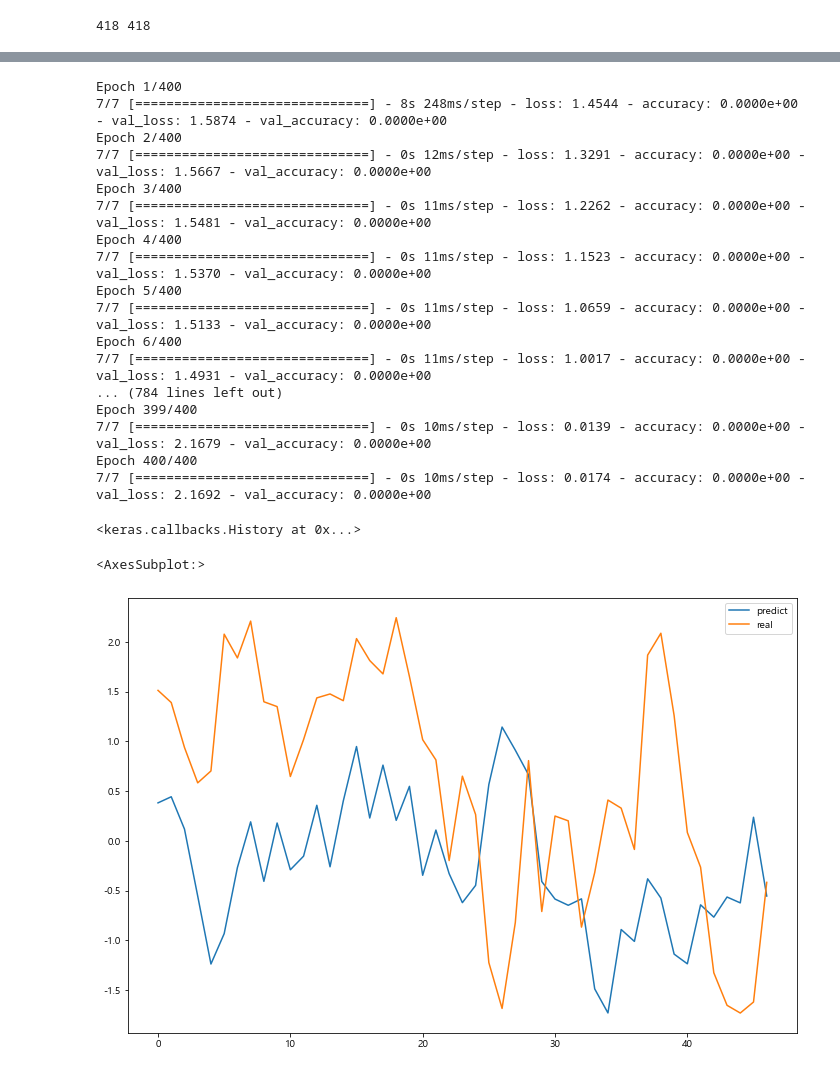
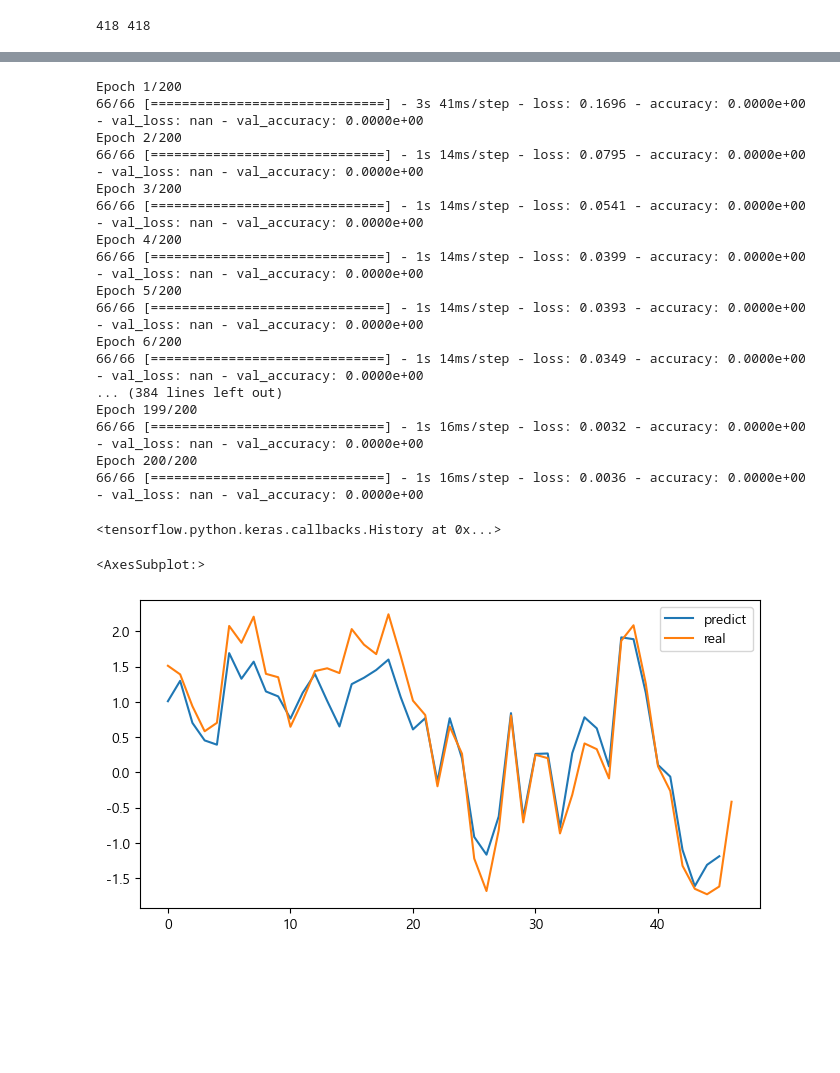
Before and after one commit to GwakJunwoo/gold_prediction, a Jupyter notebook: data_loader.ipynb, the cells around one changed output, grey strips where cells are left out. Saved outputs shown, nothing was run; the diff lists cells and outputs as text; code cells hidden in the pictures; blank space fills up the shorter version.

```diff
--- a/data_loader.ipynb
+++ b/data_loader.ipynb
@@ -213,5 +243,5 @@ _________________________________________________________________
 # %%
-def gen_train_xy(df):
+def gen_train_xy1(df):
     train_x = []
     df.fillna(1)
     for i in range(len(df.index)-21):
@@ -223,5 +253,34 @@ def gen_train_xy(df):
     train_y = np.array(df['label'][21:])
     return np.array(train_x).reshape(-1,22,1,12), train_y
 
-X, Y = gen_train_xy(train_set)
-test_x, test_y = gen_train_xy(test_set)
+X1, Y = gen_train_xy1(train_set)
+test_x1, test_y = gen_train_xy1(test_set)
+
+def gen_train_xy2(df):
+    train_x = []
+    df.fillna(1)
+    for i in range(len(df.index)-21):
+        tmp = []
+        for k in range(18):
+            tmp.append(np.array(df.iloc[i+k:i+k+5]).tolist())
+        train_x.append(tmp)
+
+    return np.array(train_x).reshape(-1,18,5,12)
+
+def gen_train_xy3(df):
+    train_x = []
+    df.fillna(1)
+    for i in range(len(df.index)-21):
+        tmp = []
+        for k in range(13):
+            tmp.append(np.array(df.iloc[i+k:i+k+10]).tolist())
+        train_x.append(tmp)
+
+    return np.array(train_x).reshape(-1,13,10,12)
+
+
+X2 = gen_train_xy2(train_set)
+X3 = gen_train_xy3(train_set)
+
+test_x2 = gen_train_xy2(test_set)
+test_x3 = gen_train_xy3(test_set)
@@ -247,24 +287,24 @@ Name: 2017-03, dtype: float64
 # %%
-model.fit(X, Y, batch_size=50, epochs=400, validation_data=[test_x, test_y])
+model.fit((X1, X2, X3), Y, batch_size=5, epochs=200, validation_data=((test_x1, test_x2, test_x3), test_y))
 # %% [output]
-Epoch 1/400
-7/7 [==============================] - 8s 248ms/step - loss: 1.4544 - accuracy: 0.0000e+00 - val_loss: 1.5874 - val_accuracy: 0.0000e+00
-Epoch 2/400
-7/7 [==============================] - 0s 12ms/step - loss: 1.3291 - accuracy: 0.0000e+00 - val_loss: 1.5667 - val_accuracy: 0.0000e+00
-Epoch 3/400
-7/7 [==============================] - 0s 11ms/step - loss: 1.2262 - accuracy: 0.0000e+00 - val_loss: 1.5481 - val_accuracy: 0.0000e+00
-Epoch 4/400
-7/7 [==============================] - 0s 11ms/step - loss: 1.1523 - accuracy: 0.0000e+00 - val_loss: 1.5370 - val_accuracy: 0.0000e+00
-Epoch 5/400
-7/7 [==============================] - 0s 11ms/step - loss: 1.0659 - accuracy: 0.0000e+00 - val_loss: 1.5133 - val_accuracy: 0.0000e+00
-Epoch 6/400
-7/7 [==============================] - 0s 11ms/step - loss: 1.0017 - accuracy: 0.0000e+00 - val_loss: 1.4931 - val_accuracy: 0.0000e+00
-... (784 lines left out)
-Epoch 399/400
-7/7 [==============================] - 0s 10ms/step - loss: 0.0139 - accuracy: 0.0000e+00 - val_loss: 2.1679 - val_accuracy: 0.0000e+00
-Epoch 400/400
-7/7 [==============================] - 0s 10ms/step - loss: 0.0174 - accuracy: 0.0000e+00 - val_loss: 2.1692 - val_accuracy: 0.0000e+00
+Epoch 1/200
+66/66 [==============================] - 3s 41ms/step - loss: 0.1696 - accuracy: 0.0000e+00 - val_loss: nan - val_accuracy: 0.0000e+00
+Epoch 2/200
+66/66 [==============================] - 1s 14ms/step - loss: 0.0795 - accuracy: 0.0000e+00 - val_loss: nan - val_accuracy: 0.0000e+00
+Epoch 3/200
+66/66 [==============================] - 1s 14ms/step - loss: 0.0541 - accuracy: 0.0000e+00 - val_loss: nan - val_accuracy: 0.0000e+00
+Epoch 4/200
+66/66 [==============================] - 1s 14ms/step - loss: 0.0399 - accuracy: 0.0000e+00 - val_loss: nan - val_accuracy: 0.0000e+00
+Epoch 5/200
+66/66 [==============================] - 1s 14ms/step - loss: 0.0393 - accuracy: 0.0000e+00 - val_loss: nan - val_accuracy: 0.0000e+00
+Epoch 6/200
+66/66 [==============================] - 1s 14ms/step - loss: 0.0349 - accuracy: 0.0000e+00 - val_loss: nan - val_accuracy: 0.0000e+00
+... (384 lines left out)
+Epoch 199/200
+66/66 [==============================] - 1s 16ms/step - loss: 0.0032 - accuracy: 0.0000e+00 - val_loss: nan - val_accuracy: 0.0000e+00
+Epoch 200/200
+66/66 [==============================] - 1s 16ms/step - loss: 0.0036 - accuracy: 0.0000e+00 - val_loss: nan - val_accuracy: 0.0000e+00
-<keras.callbacks.History at 0x...>
+<tensorflow.python.keras.callbacks.History at 0x...>
 # %%
-ta = model.predict(test_x)
+ta = model.predict((test_x1, test_x2, test_x3))
 # %%
@@ -275,10 +315,10 @@ test_df = pd.DataFrame({
     'real':test_y
 })
 # %%
-test_df.plot(figsize=(12,8))
+test_df.plot(figsize=(8,4))
 # %% [output]
 <AxesSubplot:>
-[figure, old version]
+[figure, new version]
 # %%
 train_df = pd.DataFrame({
     'predict':np.squeeze(ba, axis=1),
```
Also changed, not shown: parts of 11 cells of this notebook, 3 other files.
